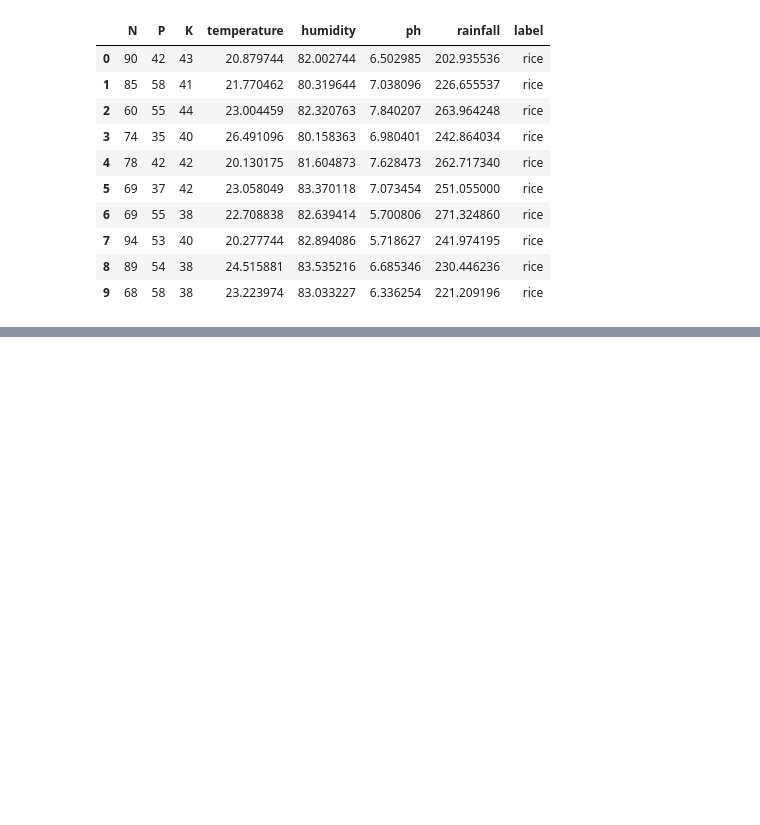
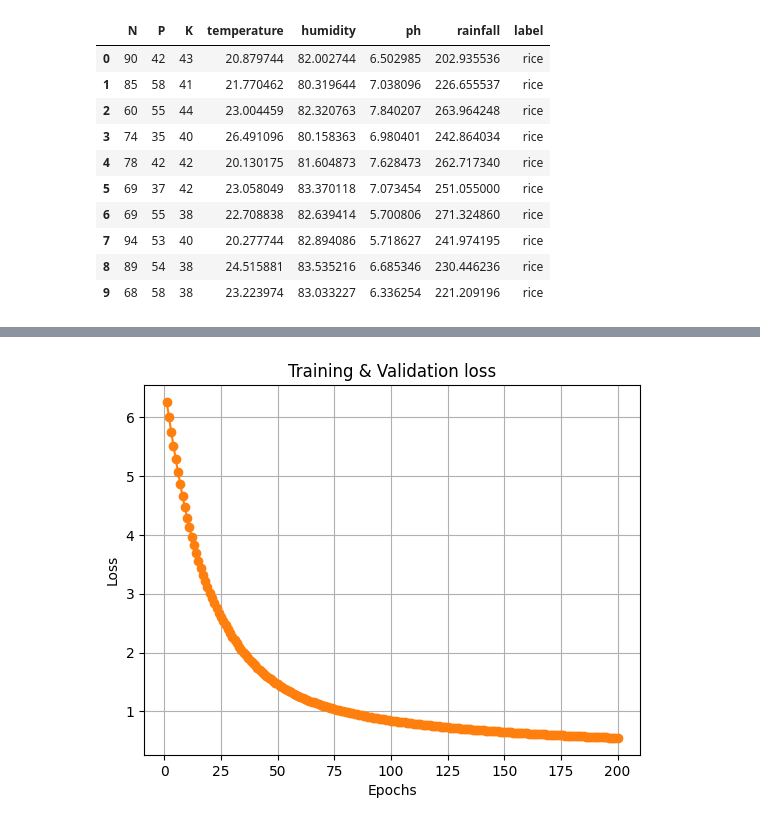
Before and after one commit to tapan0p/SmartCrop-An-AI-Powered-Crop-Recommendation-System-for-Precision-Agriculture, a Jupyter notebook: main.ipynb, the cells around one changed output, grey strips where cells are left out. Drawn from its saved outputs; the diff is of its cells as text; code cells hidden in the pictures; blank space fills up the shorter version.

```diff
--- a/main.ipynb
+++ b/main.ipynb
@@ -19,3 +19,7 @@ df.head(10)
 | 7 | 94 | 53 | 40 | 20.277744 | 82.894086 | 5.718627 | 241.974195 | rice |
 | 8 | 89 | 54 | 38 | 24.515881 | 83.535216 | 6.685346 | 230.446236 | rice |
 | 9 | 68 | 58 | 38 | 23.223974 | 83.033227 | 6.336254 | 221.209196 | rice |
+# %%
+encoder = LabelEncoder()
+df["label"]= encoder.fit_transform(df["label"])
+df.head(5)
@@ -21,0 +33,3 @@ df.head(10)
+# %%
+input_dim = len(df.columns)-1
+num_columns = len(df['label'].unique())
@@ -21,0 +38,6 @@ df.head(10)
+# %%
+from logistic_regression import LogisticRegression
+
+model = LogisticRegression(input_dim=input_dim,num_class=num_columns)
+model.load_data(df)
+model.train(epochs=200,batch_size=32,lr=0.01)
@@ -21,0 +62,4 @@ df.head(10)
+# %%
+model.plot()
+# %% [output]
+[figure, added]
```
Also changed, not shown: parts of 4 cells of this notebook, 5 other files.
